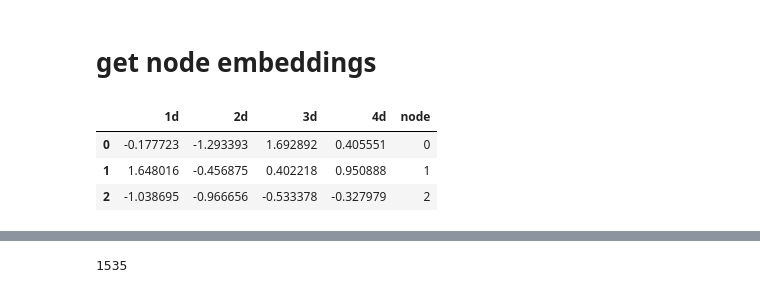
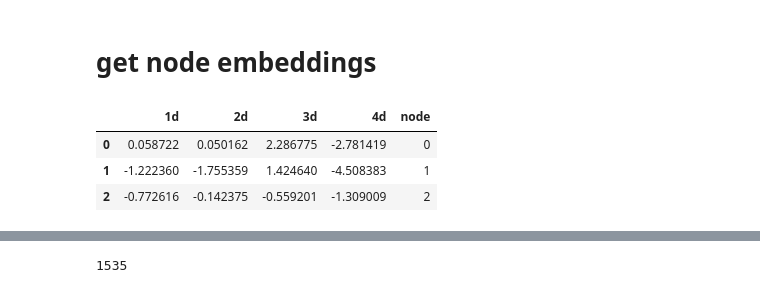
Before and after one commit to ZiyuZhang1/HBDM, a Jupyter notebook: results_analysis_code/complexes_test.ipynb, the cells around one changed output, grey strips where cells are left out. Cells and saved outputs as stored; diff of their text form; code cells hidden in the pictures.

```diff
--- a/results_analysis_code/complexes_test.ipynb
+++ b/results_analysis_code/complexes_test.ipynb
@@ -127,30 +128,32 @@ file.close()
 # %% [markdown]
 # get node embeddings
 # %%
-# name = 'Dataset-ppi--RE-True--W-2--Epochs-15000--D-4--RH-25--LR-0.1--LP-False--CUDA-True'
-name = 'NB_Dataset-ppi--RE-True--W-2--Epochs-15000--D-4--RH-25--LR-0.1--LP-False--CUDA-True'
+
+name = 'Dataset-ppi--RE-True--W-1--Epochs-15000--D-[4]--RH-25--LR-0.1--LP-False--CUDA-True'
+# name = 'NB_Dataset-ppi--RE-True--W-2--Epochs-15000--D-4--RH-25--LR-0.1--LP-False--CUDA-True'
 root = 'D:/study/thesis/project/HBDM-main/ppi_results/models/'+name
 dataset = 'n_ppi_g'
+
 
 ### get node and 1d,2d
 file_path_d = root+'/latent.pkl'
 with open(file_path_d, 'rb') as file:
     node_rep = pickle.load(file)
 
 # tensor = loaded_tensor.cpu()
 # node_rep = tensor.detach().numpy()
 
 node_rep = np.array(node_rep)
 df_latent = pd.DataFrame()
 for d in range(node_rep.shape[1]):
     col_name = str(d+1)+'d'
     df_latent[col_name] = node_rep.T[d]
 df_latent['node'] = df_latent.index
 
 df = df_latent
 df.head(3)
 # %% [output]
 |  | 1d | 2d | 3d | 4d | node |
-| 0 | -0.177723 | -1.293393 | 1.692892 | 0.405551 | 0 |
-| 1 | 1.648016 | -0.456875 | 0.402218 | 0.950888 | 1 |
-| 2 | -1.038695 | -0.966656 | -0.533378 | -0.327979 | 2 |
+| 0 | 0.058722 | 0.050162 | 2.286775 | -2.781419 | 0 |
+| 1 | -1.222360 | -1.755359 | 1.424640 | -4.508383 | 1 |
+| 2 | -0.772616 | -0.142375 | -0.559201 | -1.309009 | 2 |
```
Also changed, not shown: parts of 11 cells of this notebook, 12 other files.
